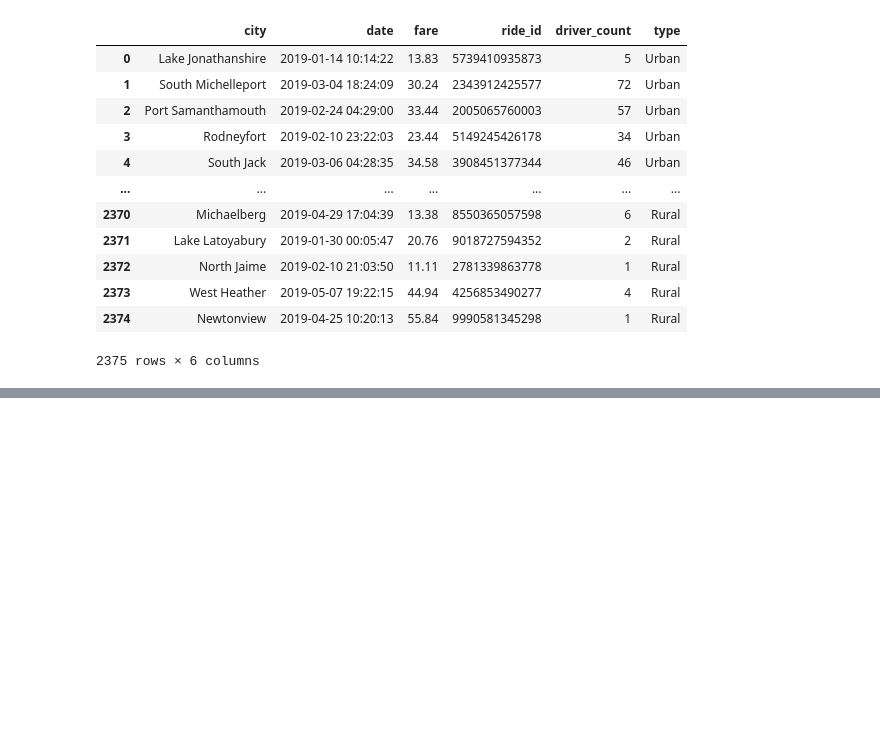
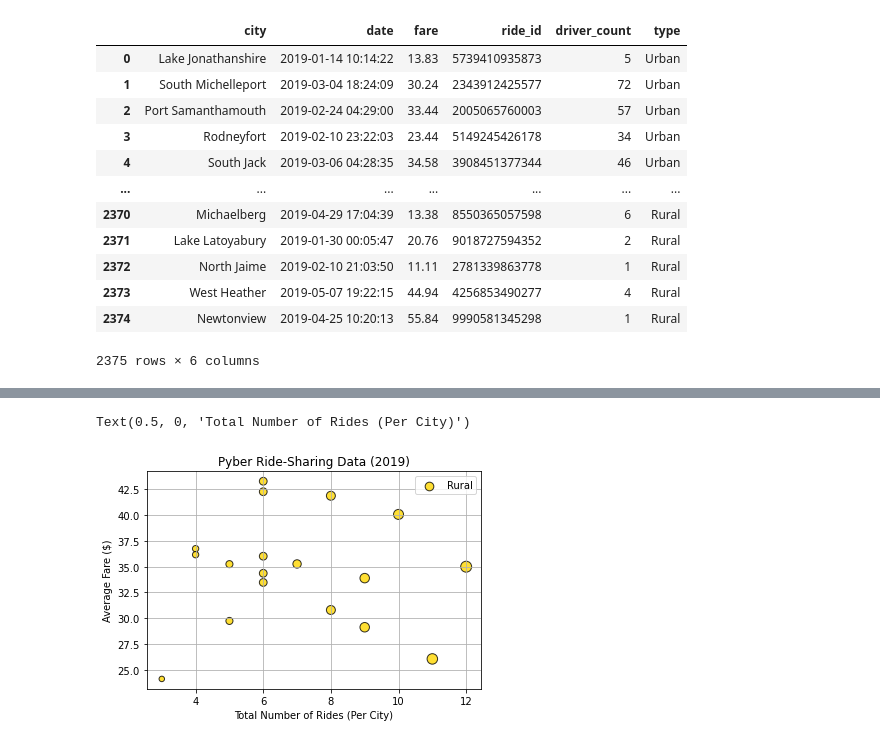
Before and after one commit to lnshewmo/PyBer_Analysis, a Jupyter notebook: PyBer.ipynb, the cells around one changed output, grey strips where cells are left out. Saved outputs shown, nothing was run; the diff lists cells and outputs as text; code cells hidden in the pictures; blank space fills up the shorter version.

```diff
--- a/PyBer.ipynb
+++ b/PyBer.ipynb
@@ -127,0 +160,3 @@ pyber_df
+# %%
+rural_df = pyber_df[pyber_df["type"] == "Rural"]
+rural_df.head(10)
@@ -127,0 +259,12 @@ pyber_df
+# %%
+# Build the SCATTER BUBBLE PLOT for RURAL
+plt.scatter(rural_count, rural_avefare, s=10*rural_drivers, color="gold", alpha=0.8,
+           edgecolor="black", linewidths=1, label = "Rural" )
+plt.legend()
+plt.title("Pyber Ride-Sharing Data (2019)")
+plt.grid(True)
+plt.ylabel("Average Fare ($)")
+plt.xlabel("Total Number of Rides (Per City)")
+# %% [output]
+Text(0.5, 0, 'Total Number of Rides (Per City)')
+[figure, added]
```
Also changed, not shown: parts of 13 cells of this notebook.
